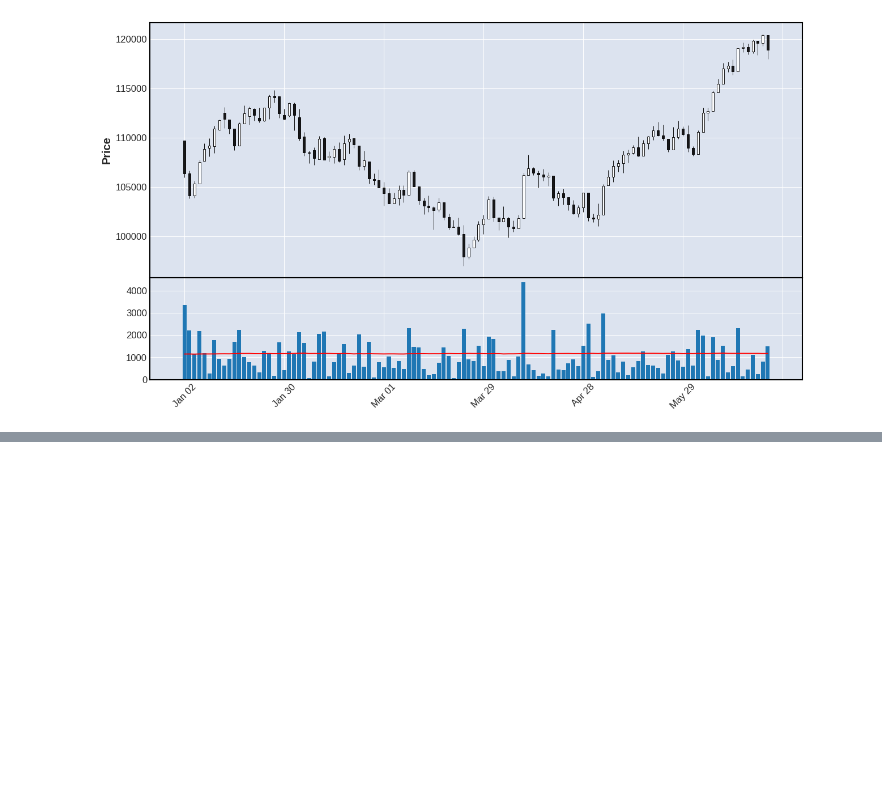
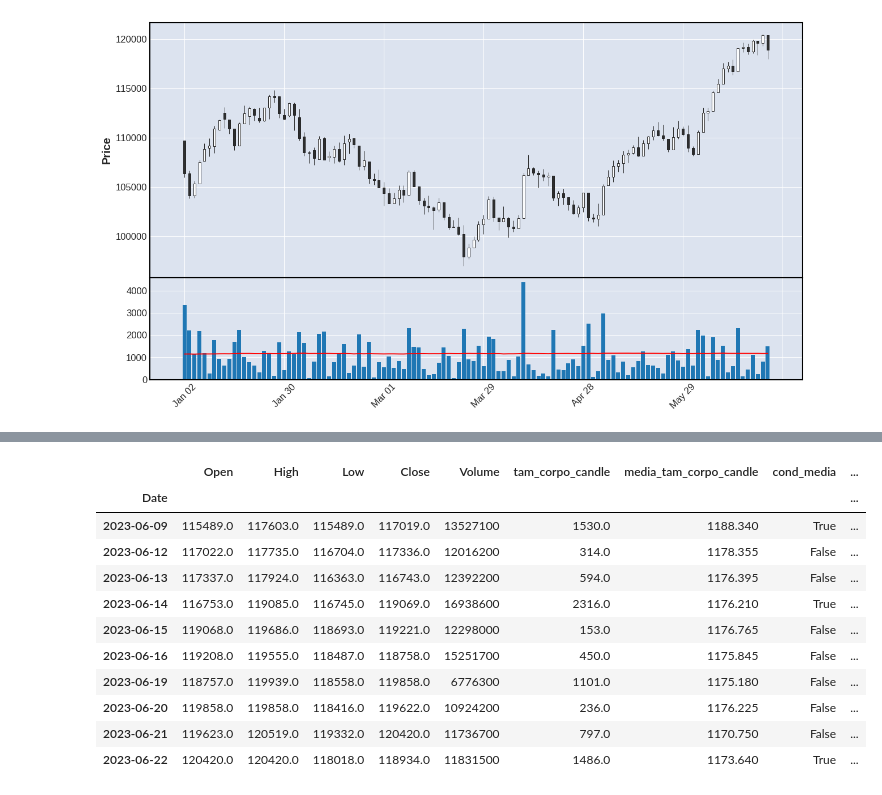
Before and after one commit to joaogabrielanuto/Analise-Tecnica, a Jupyter notebook: CANDLESTICKS_analise_força_candlesticks_ibov.ipynb, the cells around one changed output, grey strips where cells are left out. Saved outputs shown, nothing was run; the diff lists cells and outputs as text; code cells hidden in the pictures; blank space fills up the shorter version.

```diff
--- a/CANDLESTICKS_analise_força_candlesticks_ibov.ipynb
+++ b/CANDLESTICKS_analise_força_candlesticks_ibov.ipynb
@@ -68,0 +59,37 @@ teste
+# %%
+#inicia a coluna para nao dar erro no for
+df_ohlc['forca_candle'] = np.nan
+
+#itera as linhas para classificar o candle
+for i in range(len(df_ohlc)):
+
+    open = df_ohlc['Open'].iloc[i]
+    high = df_ohlc['High'].iloc[i]
+    low = df_ohlc['Low'].iloc[i]
+    close = df_ohlc['Close'].iloc[i]
+    cond_media = df_ohlc['cond_media'].iloc[i]
+    razao_corpo = df_ohlc['razao_corpo'].iloc[i]
+
+    if (cond_media == True) and (razao_corpo >= 0.80):
+        df_ohlc['forca_candle'].iloc[i] = 'forte'
+
+    elif (cond_media == True) and (0.50 <= razao_corpo < 0.79):
+        df_ohlc['forca_candle'].iloc[i] = 'moderado'
+
+    else:
+        df_ohlc['forca_candle'].iloc[i] = 'fraco'
+# %%
+df_ohlc.tail(10)
+# %% [output]
+|  | Open | High | Low | Close | Volume | tam_corpo_candle | media_tam_corpo_candle | cond_media | ... |
+| Date |  |  |  |  |  |  |  |  | ... |
+| 2023-06-09 | 115489.0 | 117603.0 | 115489.0 | 117019.0 | 13527100 | 1530.0 | 1188.340 | True | ... |
+| 2023-06-12 | 117022.0 | 117735.0 | 116704.0 | 117336.0 | 12016200 | 314.0 | 1178.355 | False | ... |
+| 2023-06-13 | 117337.0 | 117924.0 | 116363.0 | 116743.0 | 12392200 | 594.0 | 1176.395 | False | ... |
+| 2023-06-14 | 116753.0 | 119085.0 | 116745.0 | 119069.0 | 16938600 | 2316.0 | 1176.210 | True | ... |
+| 2023-06-15 | 119068.0 | 119686.0 | 118693.0 | 119221.0 | 12298000 | 153.0 | 1176.765 | False | ... |
+| 2023-06-16 | 119208.0 | 119555.0 | 118487.0 | 118758.0 | 15251700 | 450.0 | 1175.845 | False | ... |
+| 2023-06-19 | 118757.0 | 119939.0 | 118558.0 | 119858.0 | 6776300 | 1101.0 | 1175.180 | False | ... |
+| 2023-06-20 | 119858.0 | 119858.0 | 118416.0 | 119622.0 | 10924200 | 236.0 | 1176.225 | False | ... |
+| 2023-06-21 | 119623.0 | 120519.0 | 119332.0 | 120420.0 | 11736700 | 797.0 | 1170.750 | False | ... |
+| 2023-06-22 | 120420.0 | 120420.0 | 118018.0 | 118934.0 | 11831500 | 1486.0 | 1173.640 | True | ... |
```
Also changed, not shown: parts of 13 cells of this notebook.
